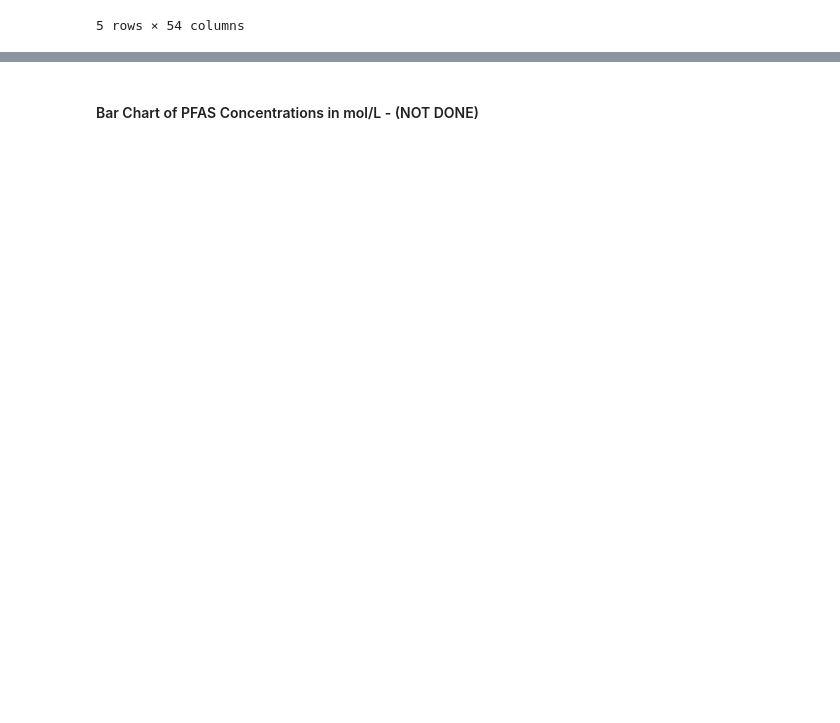
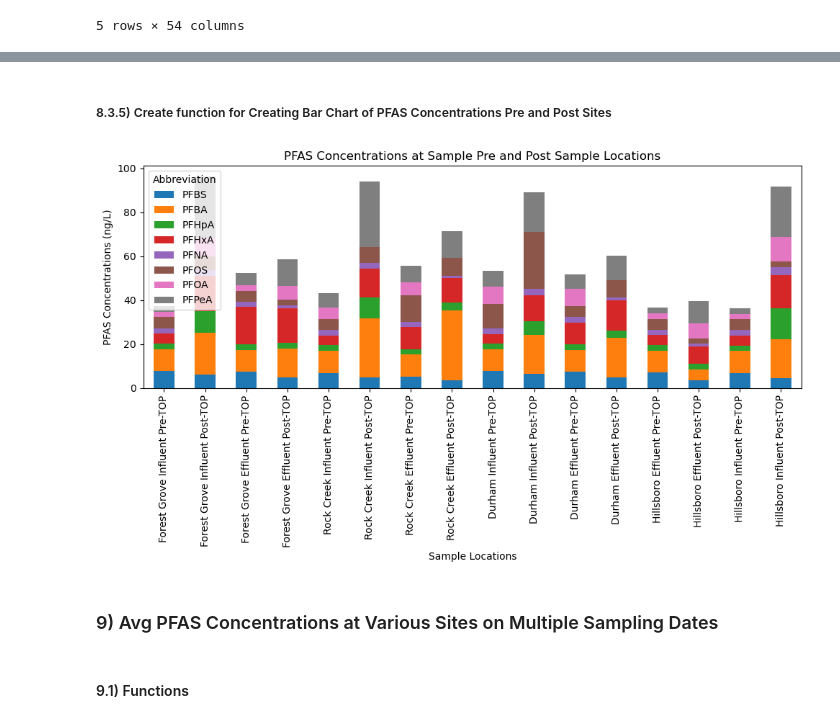
Before and after one commit to Clean-Water-Services/Jupyter-Notebooks, a Jupyter notebook: PFAS_Toolbox.ipynb, the cells around one changed output, grey strips where cells are left out. Saved outputs shown, nothing was run; the diff lists cells and outputs as text; code cells hidden in the pictures; blank space fills up the shorter version.

```diff
--- a/PFAS_Toolbox.ipynb
+++ b/PFAS_Toolbox.ipynb
@@ -994,2 +1163,2 @@ Index(['CAS', 'Official Full Name',
-# %% [markdown]
-#### Bar Chart of PFAS Concentrations in mol/L - (NOT DONE)
+# %% [markdown]
+##### 8.3.5) Create function for Creating Bar Chart of PFAS Concentrations Pre and Post Sites
@@ -995,0 +1212,22 @@ Index(['CAS', 'Official Full Name',
+# %%
+
+sample_locations = ['Forest Grove Influent','Forest Grove Effluent','Rock Creek Influent','Rock Creek Influent','Rock Creek Effluent',
+                    'Durham Influent','Durham Effluent']
+
+PFAS_List= ['Perfluorobutanesulfonic acid','Perfluorobutanoic acid','Perfluoropentanoic acid','Perfluorohexanoic acid','Perfluoroheptanoic acid',
+            'Perfluorooctanesulfonic acid (PFOS)','Perfluorooctanoic acid (PFOA)','Perfluorononanoic acid']
+
+sample_locations = ['Forest Grove Influent','Forest Grove Effluent','Rock Creek Influent','Rock Creek Effluent',
+                    'Durham Influent','Durham Effluent', 'Hillsboro Effluent', 'Hillsboro Influent']
+
+pivot_table_pre_top=custom_pivot_table
+
+compound_table=create_pfas_compound_table_with_sample_location(PFAS_List, sample_locations, df_PFAS_Attributes, pivot_table_pre_top)
+
+create_stacked_bar_chart(compound_table, sample_locations)
+# %% [output]
+[figure, added]
+# %% [markdown]
+### 9) Avg PFAS Concentrations at Various Sites on Multiple Sampling Dates
+# %% [markdown]
+#### 9.1) Functions
```
Also changed, not shown: parts of 93 cells of this notebook.
